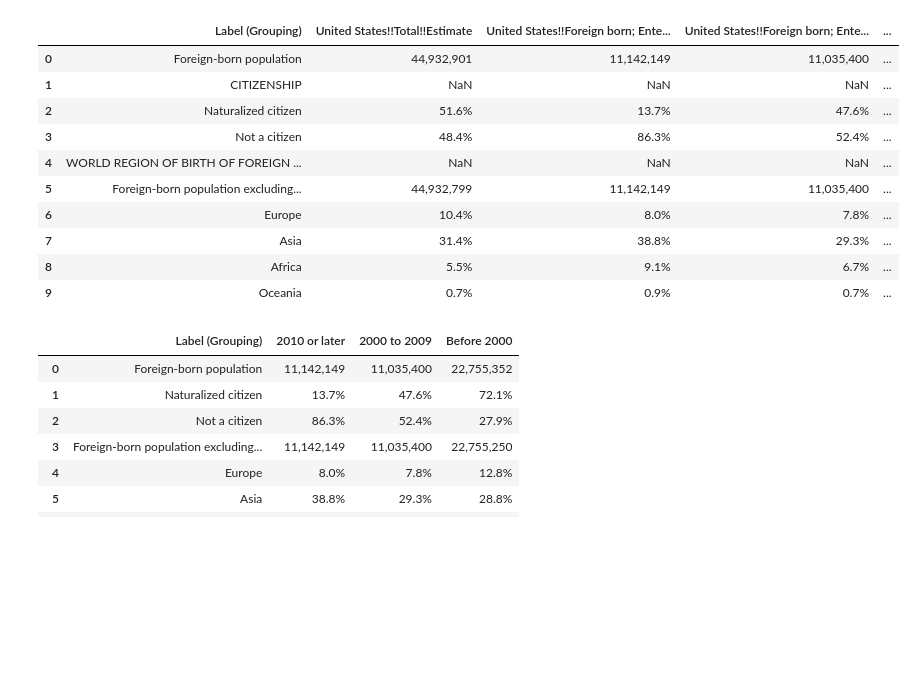
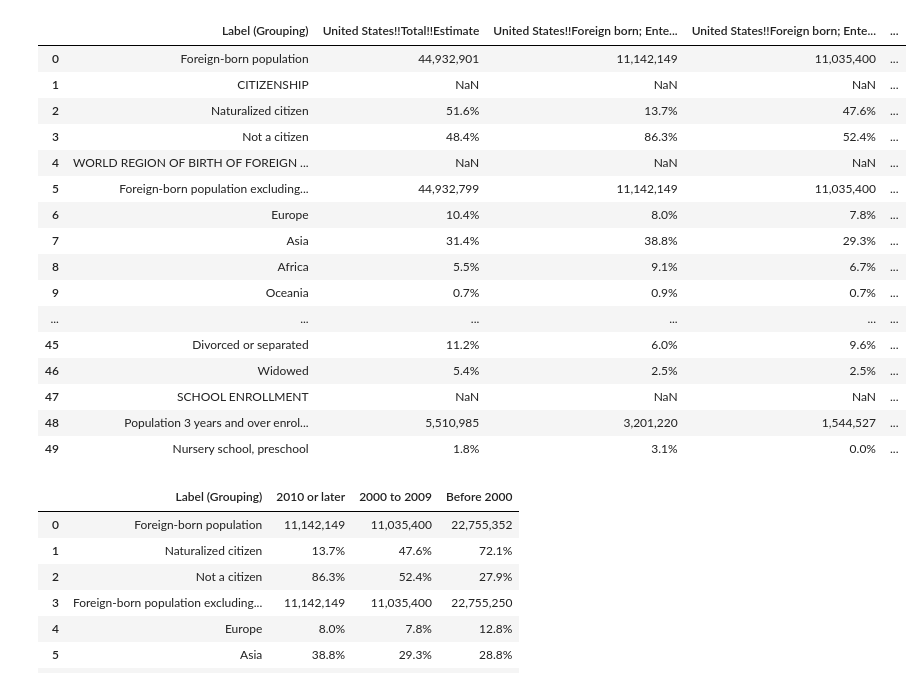
Before and after one commit to halabi93/Immigration-Data-Analysis, a Jupyter notebook: CensusData.ipynb, the cells around one changed output. Drawn from its saved outputs; the diff is of its cells as text; code cells hidden in the pictures; blank space fills up the shorter version.

```diff
--- a/CensusData.ipynb
+++ b/CensusData.ipynb
@@ -10,19 +10,25 @@ from pprint import pprint
 # %%
 data_file = os.path.join("resources", "Decade Demographics.csv")
 demog_df = pd.read_csv(data_file, thousands=',')
-demog_df.head(10)
+demog_df.head(50)
 # %% [output]
 |  | Label (Grouping) | United States!!Total!!Estimate | United States!!Foreign born; Ente... | United States!!Foreign born; Ente... | ... |
 | 0 | Foreign-born population | 44,932,901 | 11,142,149 | 11,035,400 | ... |
 | 1 | CITIZENSHIP | NaN | NaN | NaN | ... |
 | 2 | Naturalized citizen | 51.6% | 13.7% | 47.6% | ... |
 | 3 | Not a citizen | 48.4% | 86.3% | 52.4% | ... |
 | 4 | WORLD REGION OF BIRTH OF FOREIGN ... | NaN | NaN | NaN | ... |
 | 5 | Foreign-born population excluding... | 44,932,799 | 11,142,149 | 11,035,400 | ... |
 | 6 | Europe | 10.4% | 8.0% | 7.8% | ... |
 | 7 | Asia | 31.4% | 38.8% | 29.3% | ... |
 | 8 | Africa | 5.5% | 9.1% | 6.7% | ... |
 | 9 | Oceania | 0.7% | 0.9% | 0.7% | ... |
+| ... | ... | ... | ... | ... | ... |
+| 45 | Divorced or separated | 11.2% | 6.0% | 9.6% | ... |
+| 46 | Widowed | 5.4% | 2.5% | 2.5% | ... |
+| 47 | SCHOOL ENROLLMENT | NaN | NaN | NaN | ... |
+| 48 | Population 3 years and over enrol... | 5,510,985 | 3,201,220 | 1,544,527 | ... |
+| 49 | Nursery school, preschool | 1.8% | 3.1% | 0.0% | ... |
 # %%
 #Format data frame, "or later" = 2020
 demog_df = demog_df.dropna()
```
Also changed, not shown: parts of 2 cells of this notebook.
